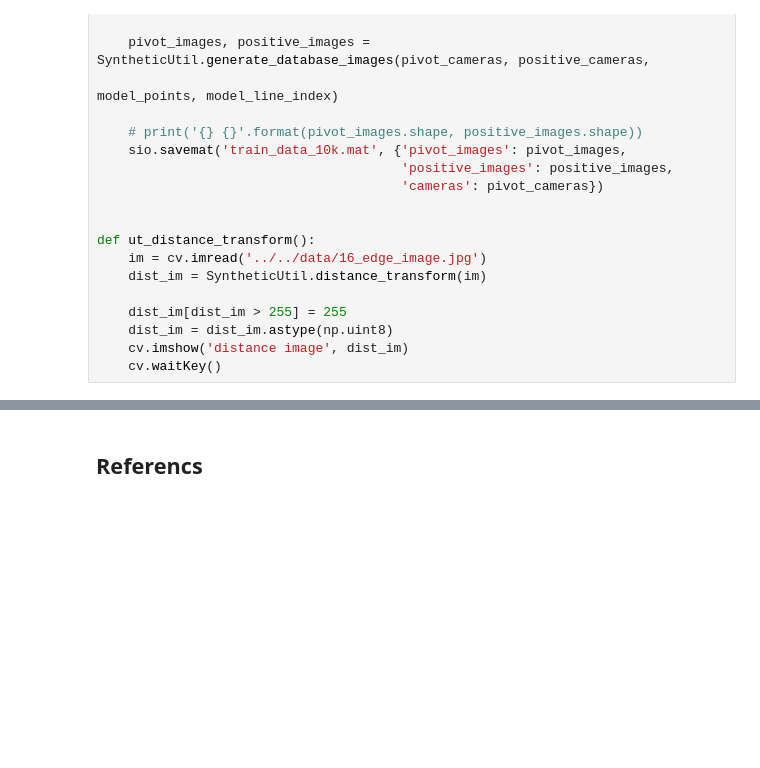
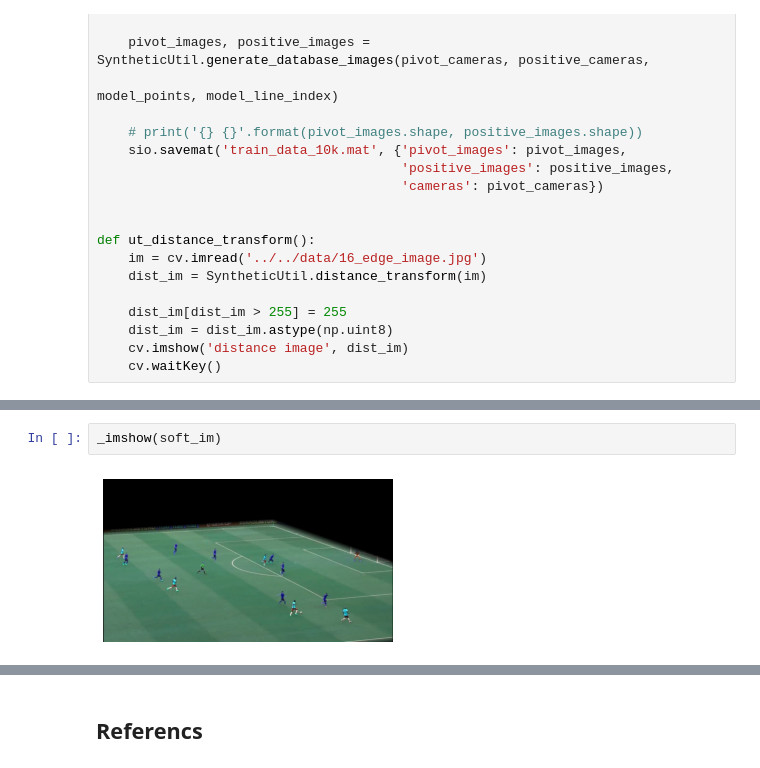
Before and after one commit to qrsforever/hzcsbet, a Jupyter notebook: docs/notebooks/SCCvSD.ipynb, the cells around one changed output, grey strips where cells are left out. Cells and saved outputs as stored; diff of their text form; blank space fills up the shorter version.

```diff
--- a/docs/notebooks/SCCvSD.ipynb
+++ b/docs/notebooks/SCCvSD.ipynb
@@ -1169,0 +1321,4 @@ def ut_distance_transform():
+# %%
+_imshow(soft_im)
+# %% [output]
+[figure, added]
```
Also changed, not shown: parts of 31 cells of this notebook.
